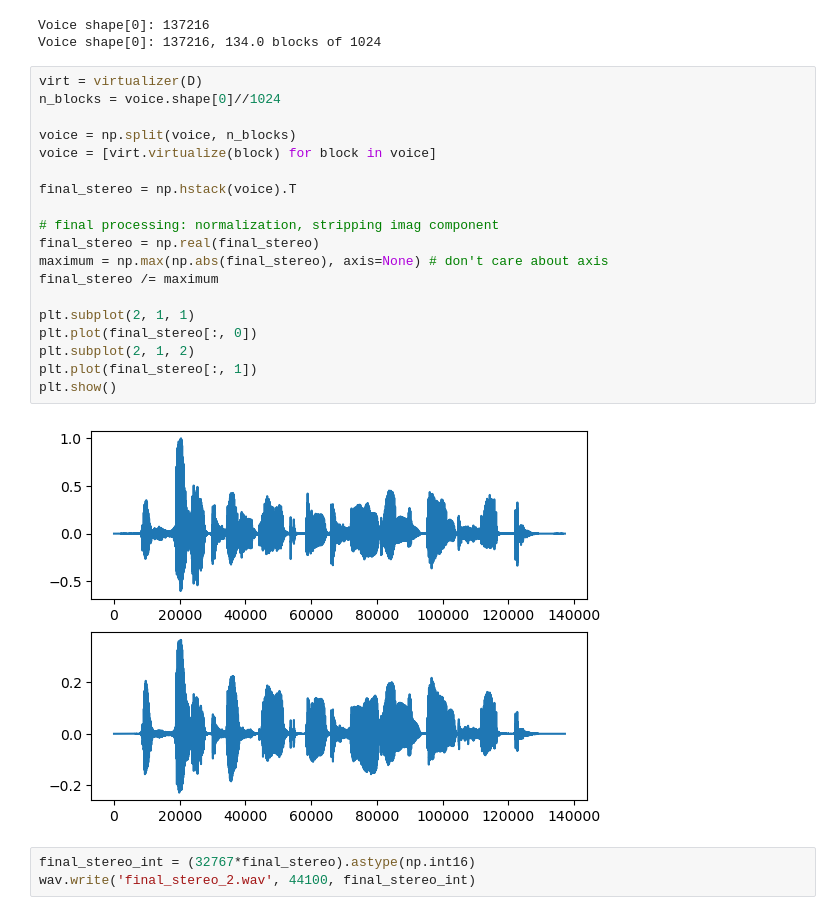
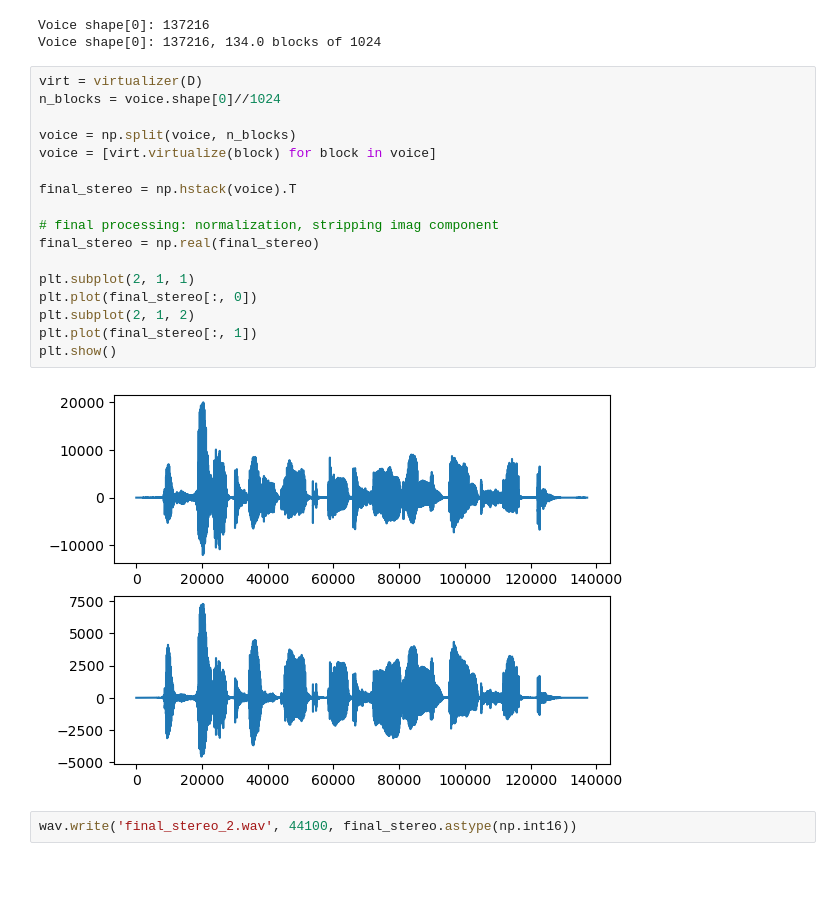
Before and after one commit to yashjitendragupta/EE434-Project, a Jupyter notebook: virtualization_experiment/virtualization_experiment_2.ipynb, the cells around one changed output. Drawn from its saved outputs; the diff is of its cells as text; blank space fills up the shorter version.

```diff
--- a/virtualization_experiment/virtualization_experiment_2.ipynb
+++ b/virtualization_experiment/virtualization_experiment_2.ipynb
@@ -33,24 +33,21 @@ Voice shape[0]: 137216, 134.0 blocks of 1024
 # %%
 virt = virtualizer(D)
 n_blocks = voice.shape[0]//1024
 
 voice = np.split(voice, n_blocks)
 voice = [virt.virtualize(block) for block in voice]
 
 final_stereo = np.hstack(voice).T
 
 # final processing: normalization, stripping imag component
 final_stereo = np.real(final_stereo)
-maximum = np.max(np.abs(final_stereo), axis=None) # don't care about axis
-final_stereo /= maximum
 
 plt.subplot(2, 1, 1)
 plt.plot(final_stereo[:, 0])
 plt.subplot(2, 1, 2)
 plt.plot(final_stereo[:, 1])
 plt.show()
 # %% [output]
-[figure, old version]
+[figure, new version]
-# %%
-final_stereo_int = (32767*final_stereo).astype(np.int16)
-wav.write('final_stereo_2.wav', 44100, final_stereo_int)
+# %%
+wav.write('final_stereo_2.wav', 44100, final_stereo.astype(np.int16))
```
Also changed, not shown: 2 other files.
